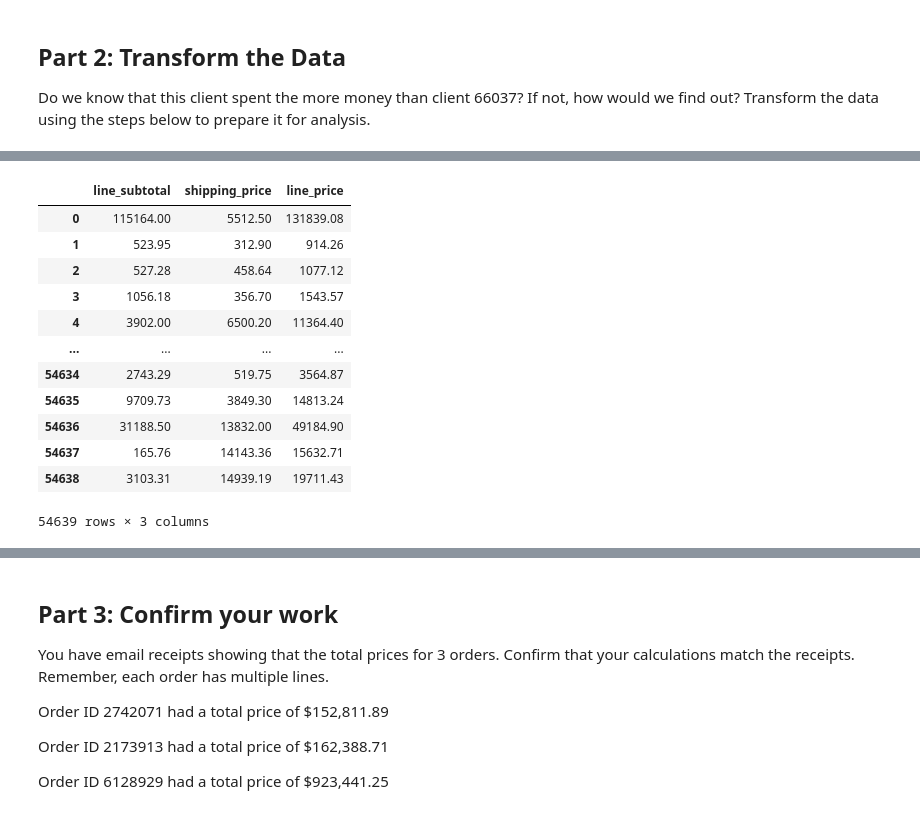
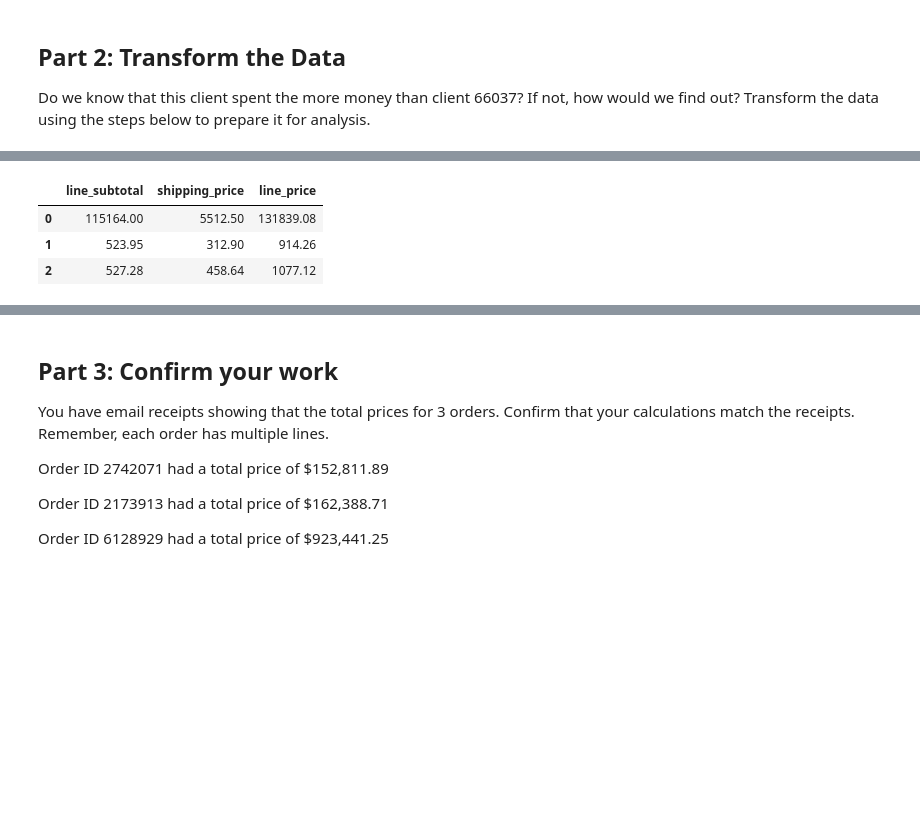
Before and after one commit to tlockhart/pandas-challenge-1, a Jupyter notebook: wholesale_data_analysis_starter_code.ipynb, the cells around one changed output, grey strips where cells are left out. Cells and saved outputs as stored; diff of their text form; code cells hidden in the pictures; blank space fills up the shorter version.

```diff
--- a/wholesale_data_analysis_starter_code.ipynb
+++ b/wholesale_data_analysis_starter_code.ipynb
@@ -187,36 +171,25 @@ shipping_price_df
 # %%
-# HELP: 1 of 3: LINE PRICE DOES NOT MATCH!!!
-
 # Create a column for the total price using the line_subtotal and the shipping_price along with a sales tax of 9.25%
 def calculate_total_price(row):
     subtotal = row["line_subtotal"]
     # sales_tax =  subtotal * .0925
     sales_tax =  1.0925
 
     shipping = row["shipping_price"]
     total_cost = (subtotal +  shipping) * sales_tax
     # return f'{total_cost:.2f}'
     return round(total_cost, 2)
 
 
 df["line_price"] = df.apply(calculate_total_price, axis = 1)
 df["line_price"] = df["line_price"].astype('float')
 total_price_df = df[["line_subtotal", "shipping_price", "line_price"]]
-total_price_df
+total_price_df.head(3)
 # %% [output]
 |  | line_subtotal | shipping_price | line_price |
 | 0 | 115164.00 | 5512.50 | 131839.08 |
 | 1 | 523.95 | 312.90 | 914.26 |
 | 2 | 527.28 | 458.64 | 1077.12 |
-| 3 | 1056.18 | 356.70 | 1543.57 |
-| 4 | 3902.00 | 6500.20 | 11364.40 |
-| ... | ... | ... | ... |
-| 54634 | 2743.29 | 519.75 | 3564.87 |
-| 54635 | 9709.73 | 3849.30 | 14813.24 |
-| 54636 | 31188.50 | 13832.00 | 49184.90 |
-| 54637 | 165.76 | 14143.36 | 15632.71 |
-| 54638 | 3103.31 | 14939.19 | 19711.43 |
-54639 rows × 3 columns
 # %%
 # Create a column for the cost of each line using unit_cost, qty, and
 # shipping_price (assume the shipping cost is exactly what is charged to the client).
```
Also changed, not shown: parts of 11 cells of this notebook, 2 other files.
